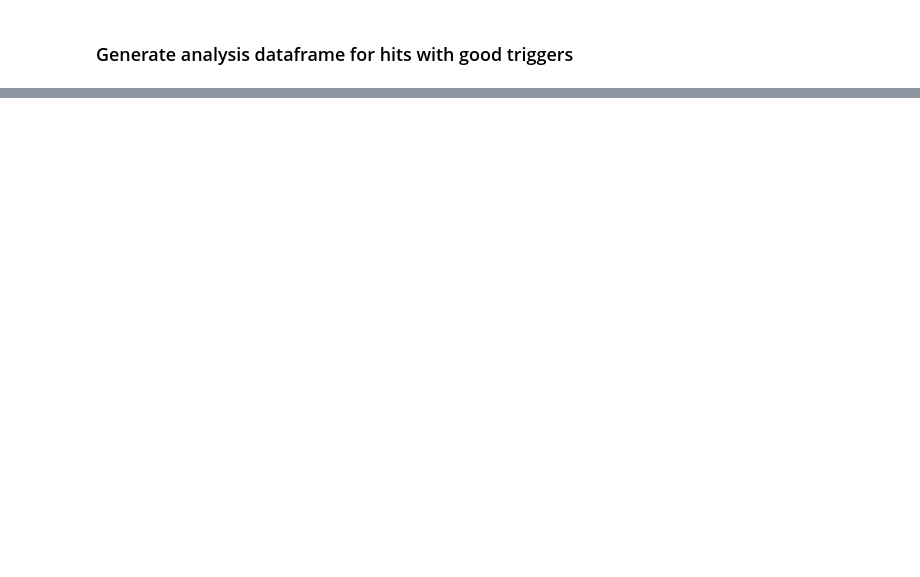
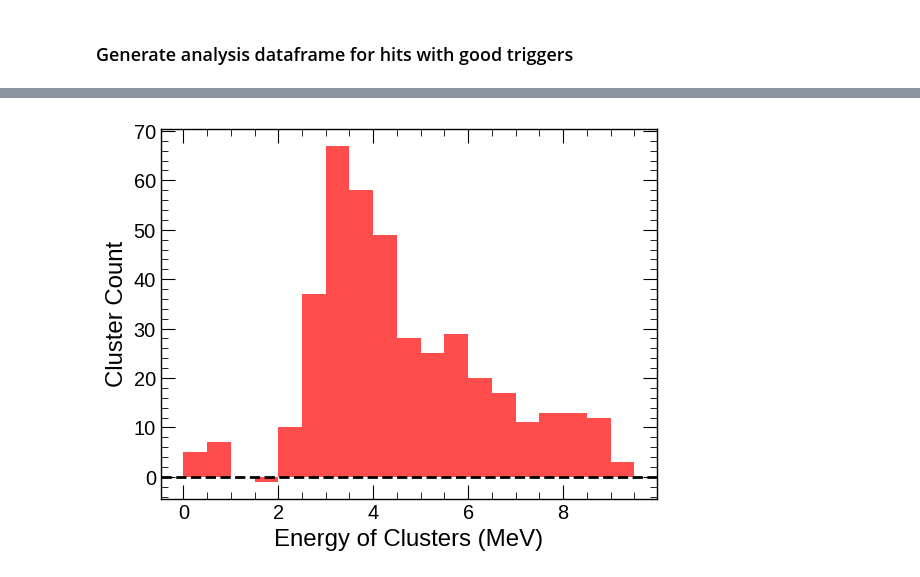
Before and after one commit to lmlepin9/2x2_neutron_sources, a Jupyter notebook: AmBe/charge/Inspect_Data.ipynb, the cells around one changed output, grey strips where cells are left out. Cells and saved outputs as stored; diff of their text form; code cells hidden in the pictures; blank space fills up the shorter version.

```diff
--- a/AmBe/charge/Inspect_Data.ipynb
+++ b/AmBe/charge/Inspect_Data.ipynb
@@ -550,0 +1130,17 @@ def get_hit_density(data_array):
+# %%
+# Plot the difference
+bins_range = np.arange(0,10,0.5)
+source_data_counts, _ = np.histogram(source_eps1size4_clusterE, bins=bins_range)
+nosource_data_counts, _ = np.histogram(nosource_eps1size4_clusterE, bins=bins_range)
+
+# Calculate the difference
+source_nosource_diff = source_data_counts - nosource_data_counts
+
+# Plot the difference
+plt.bar(bins_range[:-1], source_nosource_diff, width=np.diff(bins_range), align='edge', color='red', alpha=0.7)
+plt.xlabel('Energy of Clusters (MeV)')
+plt.ylabel('Cluster Count')
+plt.axhline(0, color='black', linestyle='--') # Add baseline
+plt.show()
+# %% [output]
+[figure, added]
```
Also changed, not shown: parts of 117 cells of this notebook, 10 other files.
